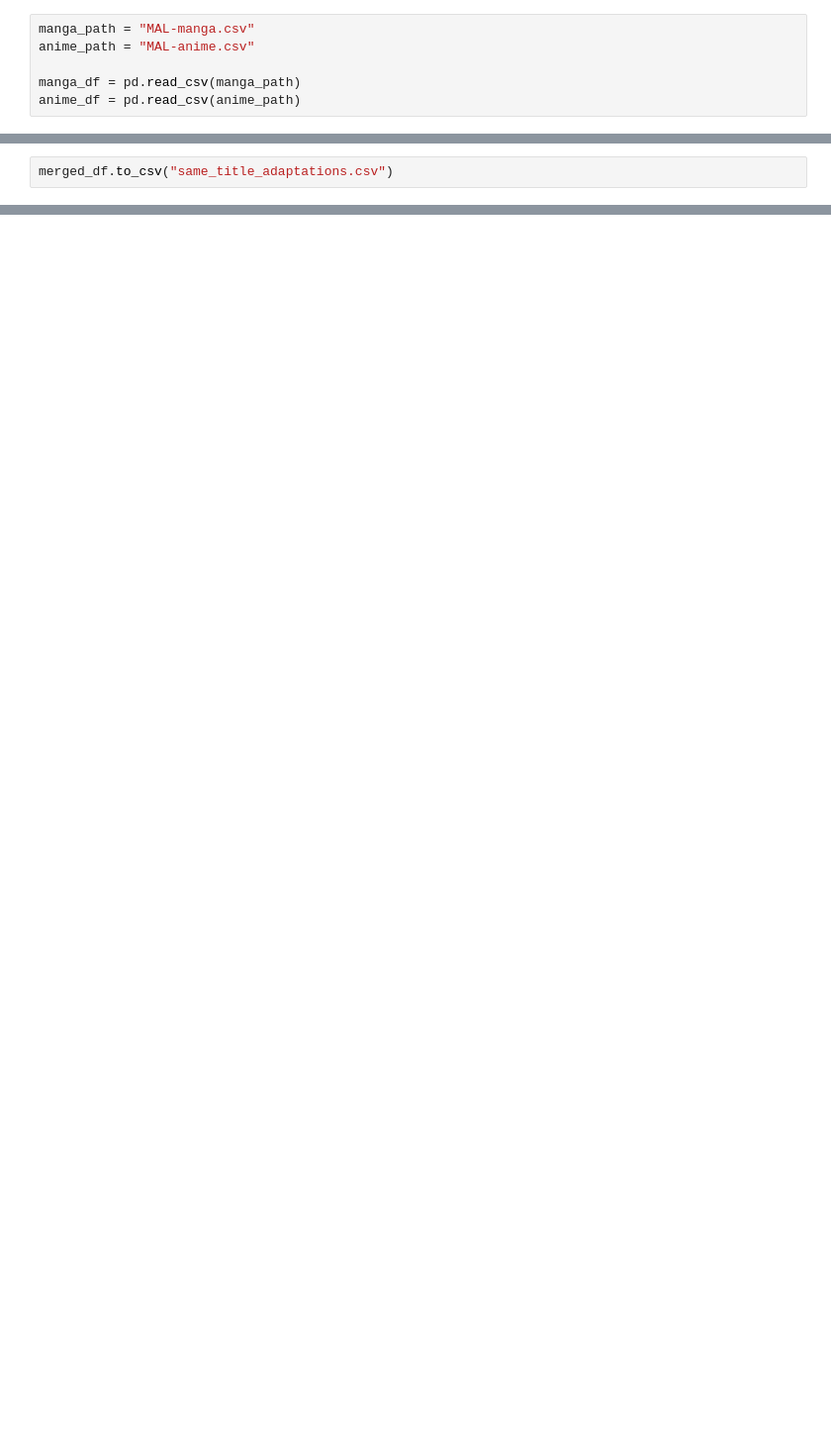
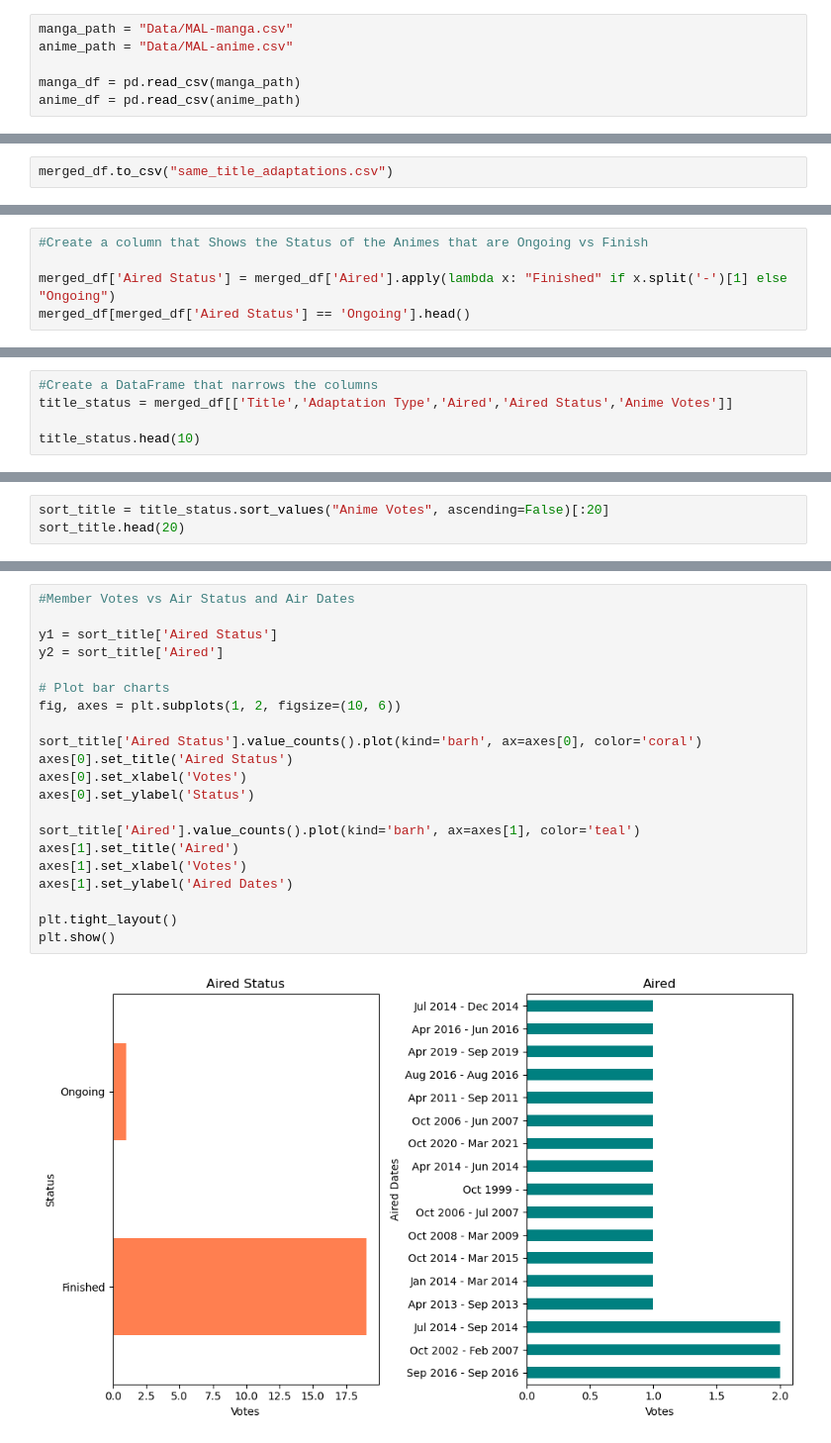
Before and after one commit to adunlap2/Project_1, a Jupyter notebook: Project_1/Analysis/Adaptation_Finder.ipynb, the cells around one changed output, grey strips where cells are left out. Shown: that part at 99% size. Drawn from its saved outputs; the diff is of its cells as text; blank space fills up the shorter version.

```diff
--- a/Project_1/Analysis/Adaptation_Finder.ipynb
+++ b/Project_1/Analysis/Adaptation_Finder.ipynb
@@ -4,6 +8,6 @@ import matplotlib.pyplot as plt
 # %%
-manga_path = "MAL-manga.csv"
-anime_path = "MAL-anime.csv"
+manga_path = "Data/MAL-manga.csv"
+anime_path = "Data/MAL-anime.csv"
 
 manga_df = pd.read_csv(manga_path)
 anime_df = pd.read_csv(anime_path)
@@ -50,0 +98,5 @@ merged_df.to_csv("same_title_adaptations.csv")
+# %%
+#Create a column that Shows the Status of the Animes that are Ongoing vs Finish
+
+merged_df['Aired Status'] = merged_df['Aired'].apply(lambda x: "Finished" if x.split('-')[1] else "Ongoing")
+merged_df[merged_df['Aired Status'] == 'Ongoing'].head()
@@ -50,0 +110,5 @@ merged_df.to_csv("same_title_adaptations.csv")
+# %%
+#Create a DataFrame that narrows the columns
+title_status = merged_df[['Title','Adaptation Type','Aired','Aired Status','Anime Votes']]
+
+title_status.head(10)
@@ -50,0 +141,3 @@ merged_df.to_csv("same_title_adaptations.csv")
+# %%
+sort_title = title_status.sort_values("Anime Votes", ascending=False)[:20]
+sort_title.head(20)
@@ -50,0 +162,23 @@ merged_df.to_csv("same_title_adaptations.csv")
+# %%
+#Member Votes vs Air Status and Air Dates
+
+y1 = sort_title['Aired Status']
+y2 = sort_title['Aired']
+
+# Plot bar charts
+fig, axes = plt.subplots(1, 2, figsize=(10, 6))
+
+sort_title['Aired Status'].value_counts().plot(kind='barh', ax=axes[0], color='coral')
+axes[0].set_title('Aired Status')
+axes[0].set_xlabel('Votes')
+axes[0].set_ylabel('Status')
+
+sort_title['Aired'].value_counts().plot(kind='barh', ax=axes[1], color='teal')
+axes[1].set_title('Aired')
+axes[1].set_xlabel('Votes')
+axes[1].set_ylabel('Aired Dates')
+
+plt.tight_layout()
+plt.show()
+# %% [output]
+[figure, added]
```
Also changed, not shown: parts of 12 cells of this notebook.
